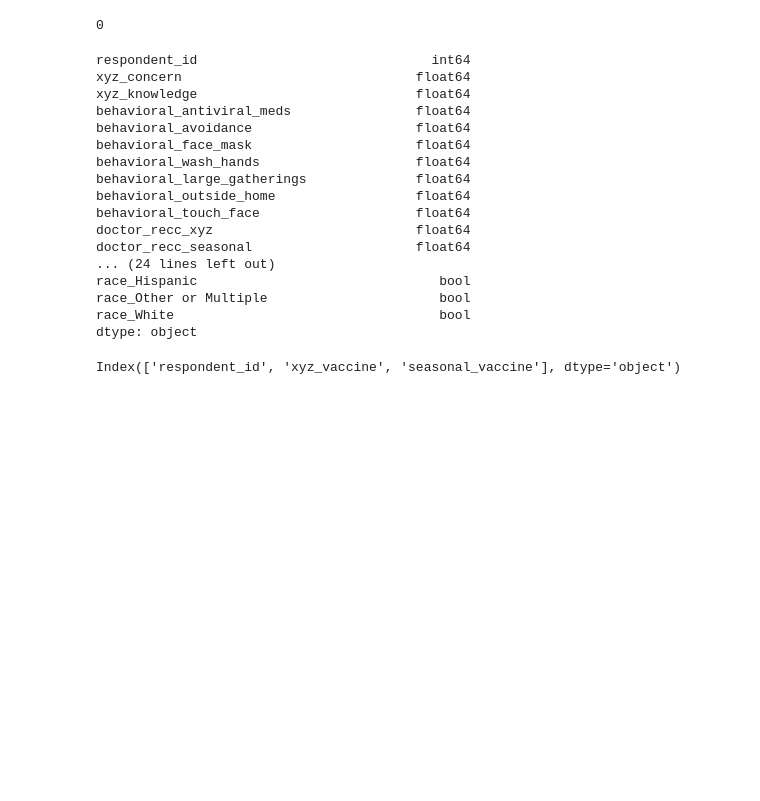
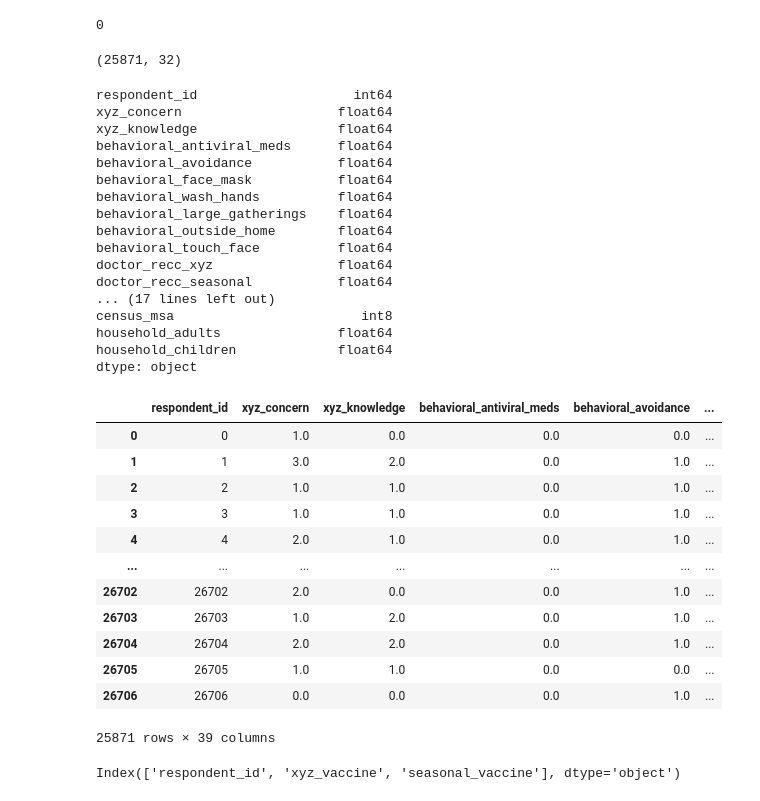
Before and after one commit to aryan-chugh/aryan_Datahack, a Jupyter notebook: final.ipynb, the cells around one changed output. Cells and saved outputs as stored; diff of their text form; code cells hidden in the pictures; blank space fills up the shorter version.

```diff
--- a/final.ipynb
+++ b/final.ipynb
@@ -142,33 +141,52 @@ sum(train.isna().sum(axis=1) > 0)
 train["census_msa"] = train["census_msa"].astype('category')
 train["hhs_geo_region"] = train["hhs_geo_region"].astype('category')
 
-train.loc["census_msa"] = train["census_msa"].cat.codes
-train.loc["hhs_geo_region"] = train["hhs_geo_region"].cat.codes
+train["census_msa"] = train["census_msa"].cat.codes
+train["hhs_geo_region"] = train["hhs_geo_region"].cat.codes
 # %%
+train2 = train.copy()
+print(train2.shape)
 train.dtypes
 # %% [output]
-respondent_id                              int64
-xyz_concern                              float64
-xyz_knowledge                            float64
-behavioral_antiviral_meds                float64
-behavioral_avoidance                     float64
-behavioral_face_mask                     float64
-behavioral_wash_hands                    float64
-behavioral_large_gatherings              float64
-behavioral_outside_home                  float64
-behavioral_touch_face                    float64
-doctor_recc_xyz                          float64
-doctor_recc_seasonal                     float64
-... (24 lines left out)
-race_Hispanic                               bool
-race_Other or Multiple                      bool
-race_White                                  bool
-dtype: object
+(25871, 32)
+respondent_id                    int64
+xyz_concern                    float64
+xyz_knowledge                  float64
+behavioral_antiviral_meds      float64
+behavioral_avoidance           float64
+behavioral_face_mask           float64
+behavioral_wash_hands          float64
+behavioral_large_gatherings    float64
+behavioral_outside_home        float64
+behavioral_touch_face          float64
+doctor_recc_xyz                float64
+doctor_recc_seasonal           float64
+... (17 lines left out)
+census_msa                        int8
+household_adults               float64
+household_children             float64
+dtype: object
 # %%
 train = pd.get_dummies(train, columns=["marital_status"])
 train = pd.get_dummies(train, columns=["employment_status"])
 train = pd.get_dummies(train, columns=["sex"])
 train = pd.get_dummies(train, columns=["race"])
+# %%
+train
+# %% [output]
+|  | respondent_id | xyz_concern | xyz_knowledge | behavioral_antiviral_meds | behavioral_avoidance | ... |
+| 0 | 0 | 1.0 | 0.0 | 0.0 | 0.0 | ... |
+| 1 | 1 | 3.0 | 2.0 | 0.0 | 1.0 | ... |
+| 2 | 2 | 1.0 | 1.0 | 0.0 | 1.0 | ... |
+| 3 | 3 | 1.0 | 1.0 | 0.0 | 1.0 | ... |
+| 4 | 4 | 2.0 | 1.0 | 0.0 | 1.0 | ... |
+| ... | ... | ... | ... | ... | ... | ... |
+| 26702 | 26702 | 2.0 | 0.0 | 0.0 | 1.0 | ... |
+| 26703 | 26703 | 1.0 | 2.0 | 0.0 | 1.0 | ... |
+| 26704 | 26704 | 2.0 | 2.0 | 0.0 | 1.0 | ... |
+| 26705 | 26705 | 1.0 | 1.0 | 0.0 | 0.0 | ... |
+| 26706 | 26706 | 0.0 | 0.0 | 0.0 | 1.0 | ... |
+25871 rows × 39 columns
 # %%
 from sklearn.preprocessing import StandardScaler
 from sklearn.linear_model import Lasso
```
Also changed, not shown: parts of 14 cells of this notebook, 1 other file.
